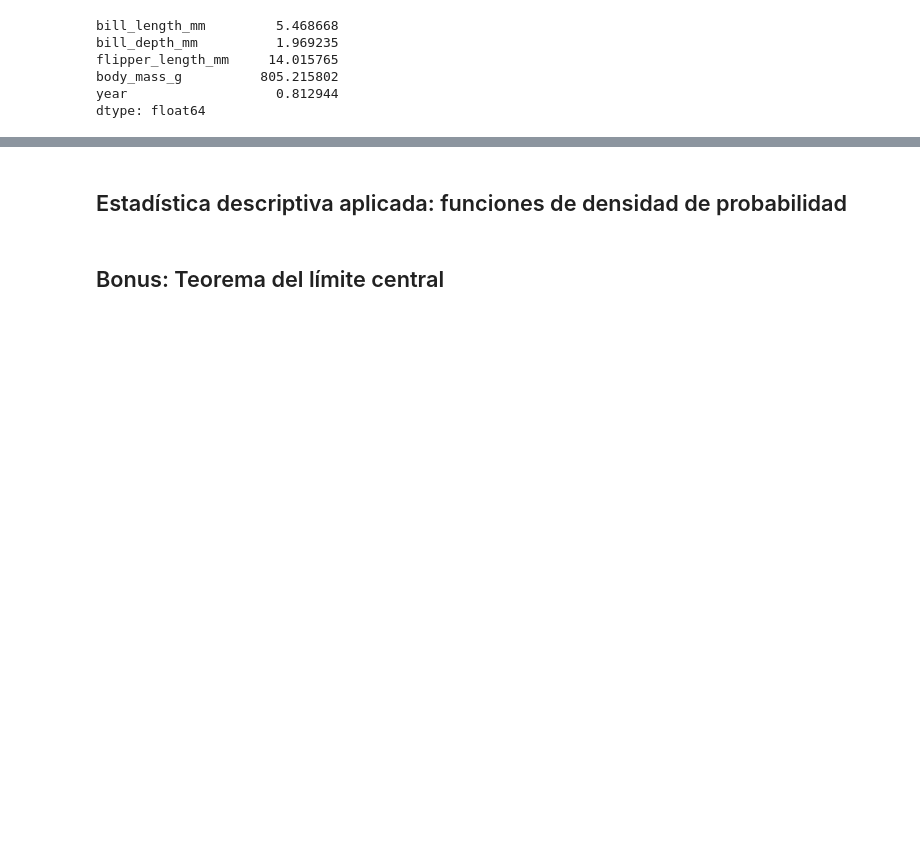
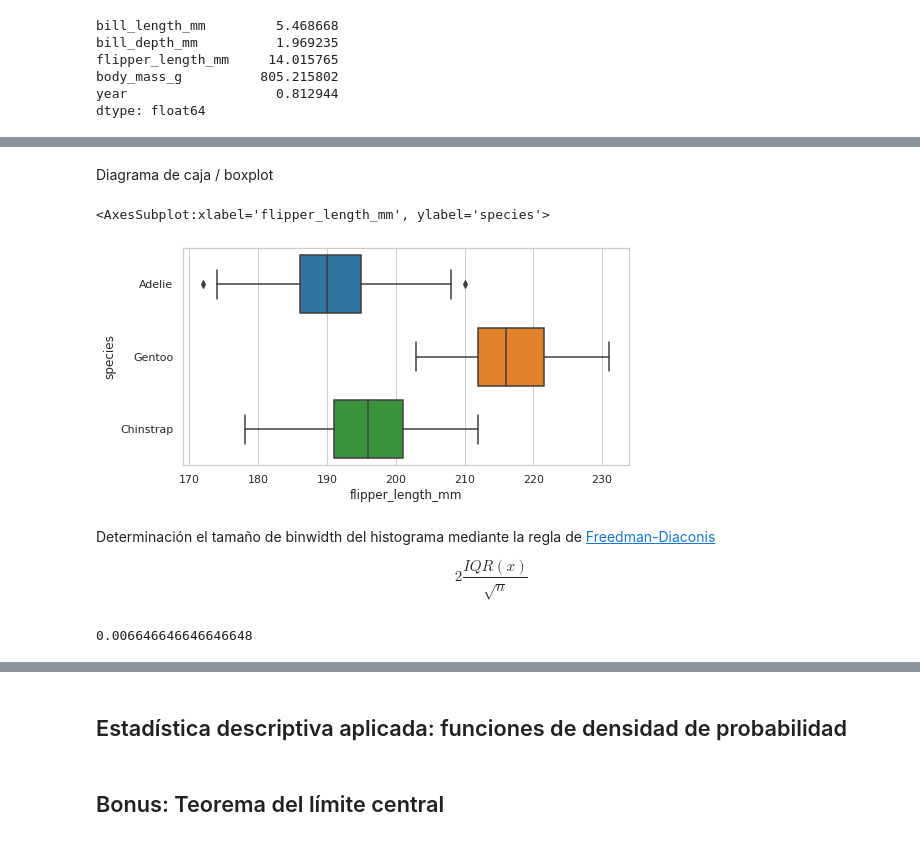
Before and after one commit to mazzaroli/EDA, a Jupyter notebook: article/notebook.ipynb, the cells around one changed output, grey strips where cells are left out. Drawn from its saved outputs; the diff is of its cells as text; code cells hidden in the pictures; blank space fills up the shorter version.

```diff
--- a/article/notebook.ipynb
+++ b/article/notebook.ipynb
@@ -865,0 +979,27 @@ dtype: float64
+# %% [markdown]
+Diagrama de caja / boxplot
+# %%
+plt.figure(figsize=(8,4))
+sns.boxplot (
+    data=penguins_df,
+    x='flipper_length_mm',
+    y='species'
+)
+# %% [output]
+<AxesSubplot:xlabel='flipper_length_mm', ylabel='species'>
+[figure, added]
+# %% [markdown]
+Determinación el tamaño de binwidth del histograma mediante la regla de [Freedman-Diaconis](https://en.wikipedia.org/wiki/Freedman%E2%80%93Diaconis_rule)
+
+$$2 \frac{IQR(x)}{\sqrt{n}}$$
+# %%
+def freedman_diaconis_bindwith(x: pd.Series) -> float:
+    """Find optimal bindwith using Freedman-Diaconis rule."""
+
+    IQR = x.quantile(.075) - x.quantile(0.25)
+    N = x.size
+
+    return np.abs(2 * IQR / N * 1/3)
+freedman_diaconis_bindwith(penguins_df.bill_length_mm)
+# %% [output]
+0.006646646646646648
```
Also changed, not shown: parts of 44 cells of this notebook, 2 other files.
